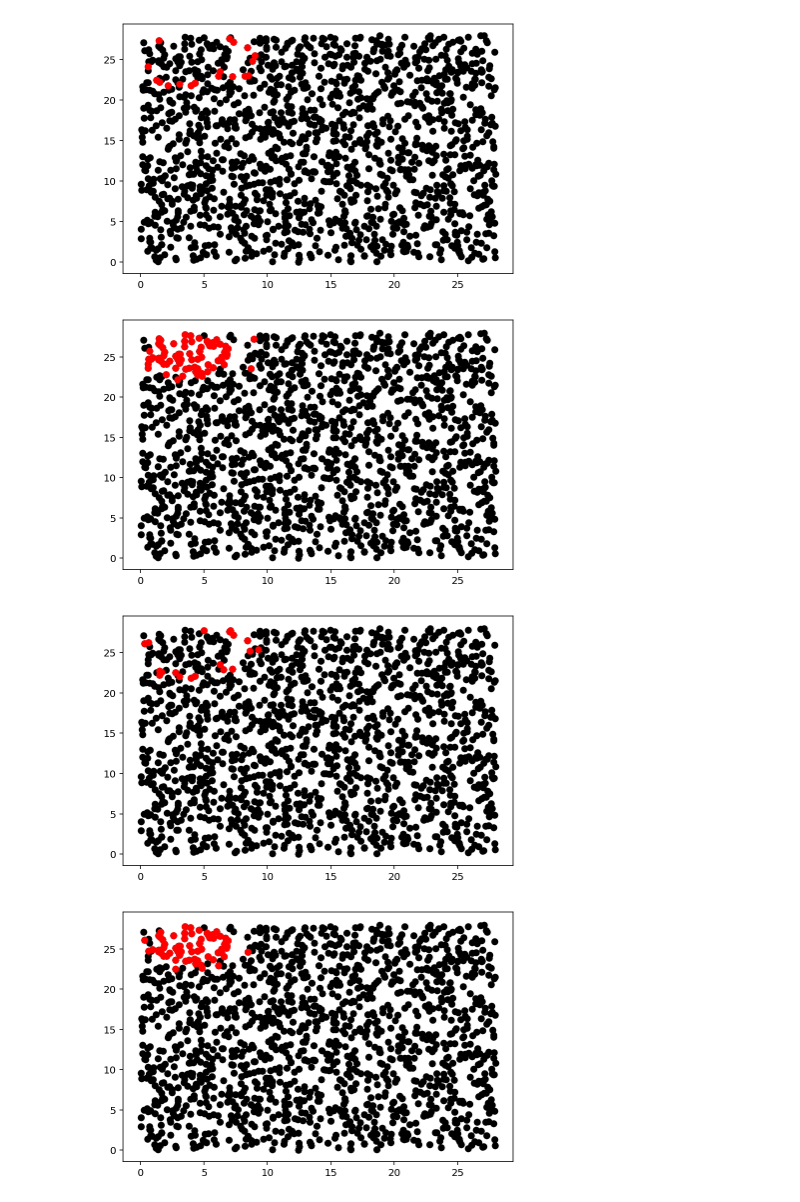
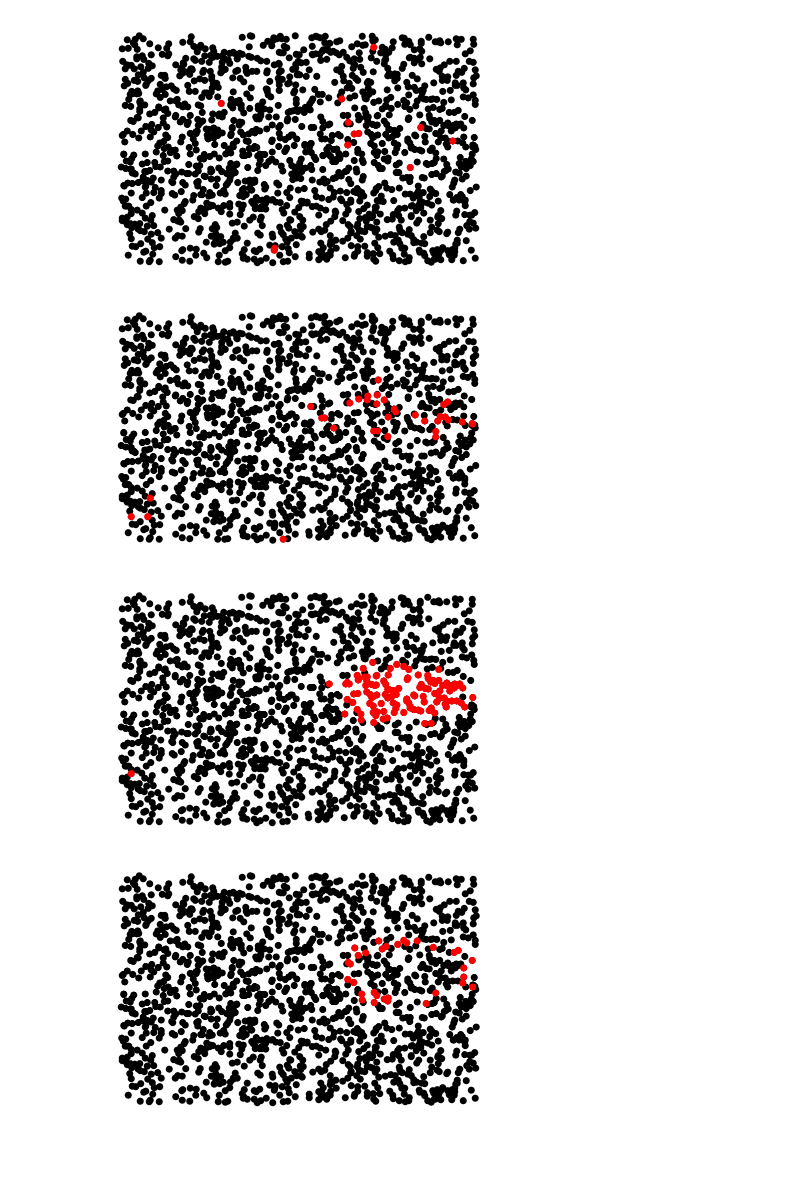
Before and after one commit to shoaibahmed/torchbrain, a Jupyter notebook: spiking/spiking_debug.ipynb, the cells around one changed output. Cells and saved outputs as stored; diff of their text form; code cells hidden in the pictures; blank space fills up the shorter version.

```diff
--- a/spiking/spiking_debug.ipynb
+++ b/spiking/spiking_debug.ipynb
@@ -78,12 +79,12 @@ if not os.path.exists(output_dir):
     os.mkdir(output_dir)
 
 # Plot all values
-for i in range(100, out.shape[1]-1):
+for i in range(0, out.shape[1], 5):
     # Find spiking nodes at t=i
     plt.figure()
-    idx = np.argwhere(out[i,:]==1)
+    idx = np.argwhere(out[i, :] == 1)
     flat_idx = [item for sublist in idx for item in sublist]
-    pos_firing = np.zeros([len(idx),2])
+    pos_firing = np.zeros([len(idx), 2])
 
     ctr = 0;
     for j in flat_idx:
@@ -96,9 +97,10 @@ for i in range(100, out.shape[1]-1):
     plt.scatter(posMat[:,0], posMat[:,1],color='k')
     plt.scatter(pos_firing[:,0],pos_firing[:,1],color='r')
     plt.tight_layout()
+    plt.axis('off')
     plt.savefig(f'{output_dir}/{i}.png')
 
-    if 500 < i < 510:
+    if 500 < i <= 550:
         plt.show()
 
     plt.close()
@@ -112,4 +114,4 @@ for i in range(100, out.shape[1]-1):
-[figure, old version]
+[figure, new version]
-[figure, old version]
+[figure, new version]
-[figure, old version]
+[figure, new version]
-[figure, old version]
+[figure, new version]
```
Also changed, not shown: parts of 3 cells of this notebook, 4 other files.
